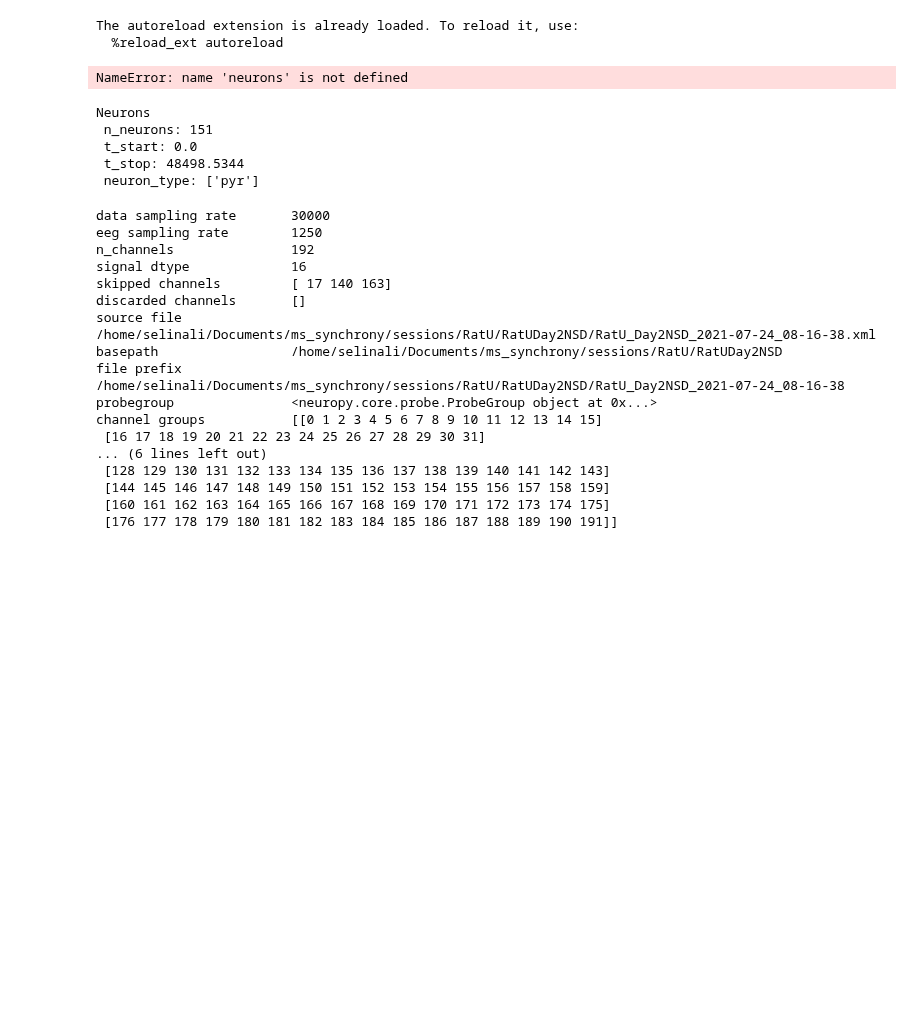
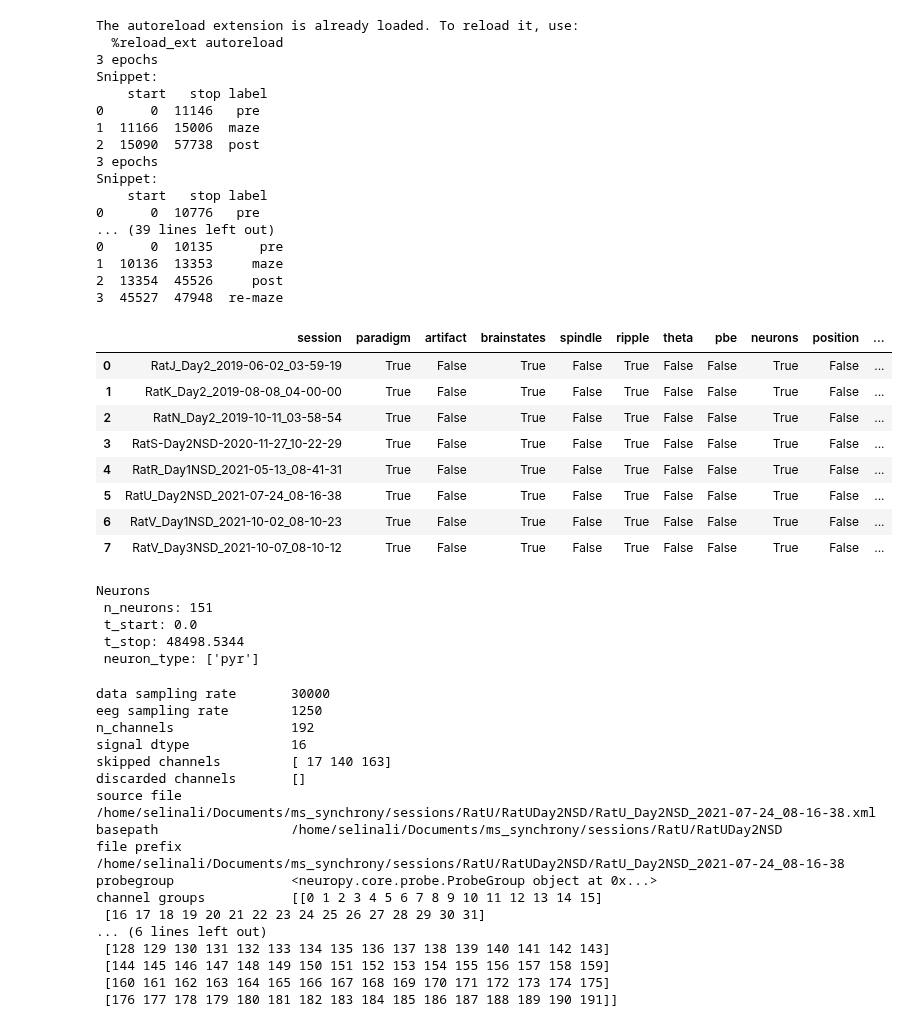
Before and after one commit to selina-lii/NeuroPy, a Jupyter notebook: notebooks/data_explore_selin.ipynb, the cells around one changed output. Drawn from its saved outputs; the diff is of its cells as text; code cells hidden in the pictures; blank space fills up the shorter version.

```diff
--- a/notebooks/data_explore_selin.ipynb
+++ b/notebooks/data_explore_selin.ipynb
@@ -22,38 +22,64 @@ import seaborn as sns
 import matplotlib.pyplot as plt
 import time
 # get only sleep sessions
 #### from sd_figure1_bs.ipynb
 import subjects
 bin_size = 0.001 # 1 ms
 window_size = 0.02 # 20 ms
 # get POST
 def plot_ccg(ccgs, window_size, bin_size, inds, pvals=None,pred=None,mode='even'):
     # example result - submillisecond synchrony
     window_size*=1e3
     bin_size*=1e3
     _, ax = plt.subplots()
     x,y=inds
     # generating even-numbered bins
     if mode=='even':
         bins = np.arange(-window_size / 2-bin_size, window_size / 2+bin_size/2, bin_size)+bin_size/2
     else:
         bins = np.arange(-window_size / 2, window_size / 2+bin_size, bin_size)
     ax.bar(bins, ccgs[x,y], width=bin_size,alpha=0.5,label="ccg")
     if pred is not None: ax.bar(bins, pred[x,y], width=bin_size,alpha=0.5,label='ccg-smooth')
     if pvals is not None: ax.plot(bins, pvals[x,y]*np.max(ccgs[x,y]), label='p')
     ax.set_xlabel("Time (millisecond)")
     ax.set_ylabel("Count")
     ax.set_title(f"CCG, neuron_inds=[{x},{y}]")
     ax.legend()
     sns.despine(ax=ax)
+# check whi
+for i in range(len(subjects.nsd.allsess)):
+    print(subjects.nsd.allsess[i].paradigm)
+subjects.data_table(subjects.nsd.allsess)
 # %% [output]
 The autoreload extension is already loaded. To reload it, use:
   %reload_ext autoreload
+3 epochs
+Snippet:
+    start   stop label
+0      0  11146   pre
+1  11166  15006  maze
+2  15090  57738  post
+3 epochs
+Snippet:
+    start   stop label
+0      0  10776   pre
+... (39 lines left out)
+0      0  10135      pre
+1  10136  13353     maze
+2  13354  45526     post
+3  45527  47948  re-maze
+|  | session | paradigm | artifact | brainstates | spindle | ripple | theta | pbe | neurons | position | ... |
+| 0 | RatJ_Day2_2019-06-02_03-59-19 | True | False | True | False | True | False | False | True | False | ... |
+| 1 | RatK_Day2_2019-08-08_04-00-00 | True | False | True | False | True | False | False | True | False | ... |
+| 2 | RatN_Day2_2019-10-11_03-58-54 | True | False | True | False | True | False | False | True | False | ... |
+| 3 | RatS-Day2NSD-2020-11-27_10-22-29 | True | False | True | False | True | False | False | True | False | ... |
+| 4 | RatR_Day1NSD_2021-05-13_08-41-31 | True | False | True | False | True | False | False | True | False | ... |
+| 5 | RatU_Day2NSD_2021-07-24_08-16-38 | True | False | True | False | True | False | False | True | False | ... |
+| 6 | RatV_Day1NSD_2021-10-02_08-10-23 | True | False | True | False | True | False | False | True | False | ... |
+| 7 | RatV_Day3NSD_2021-10-07_08-10-12 | True | False | True | False | True | False | False | True | False | ... |
 # %%
-indices = np.argsort([neurons.spiketrains[_].shape[0] for _ in range(neurons.n_neurons)])
+indices = np.argsort([neurons.spiketrains[_].shape[0] for _ in range(neurons.nneurons)])
 neurons.spiketrains[indices[0]].shape[0], neurons.spiketrains[indices[-1]].shape[0]
-# %% [output]
-NameError: name 'neurons' is not defined
 # %%
 neurons.get_neuron_type('pyr')
 # get indices of pyr and ints
```
Also changed, not shown: parts of 25 cells of this notebook, 5 other files.
